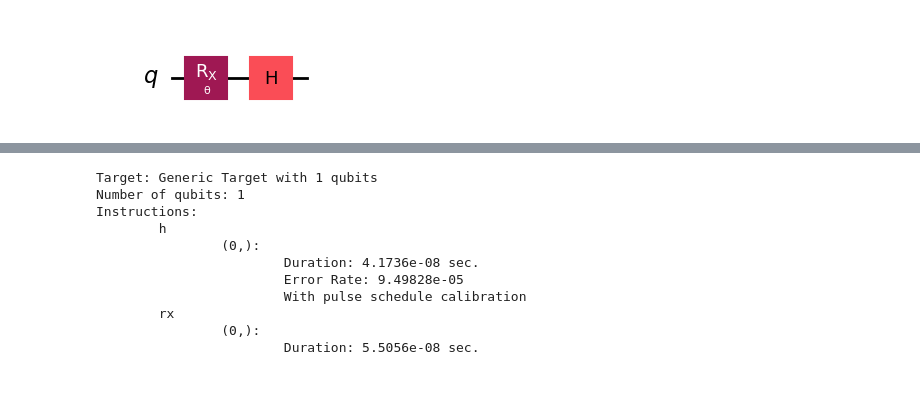
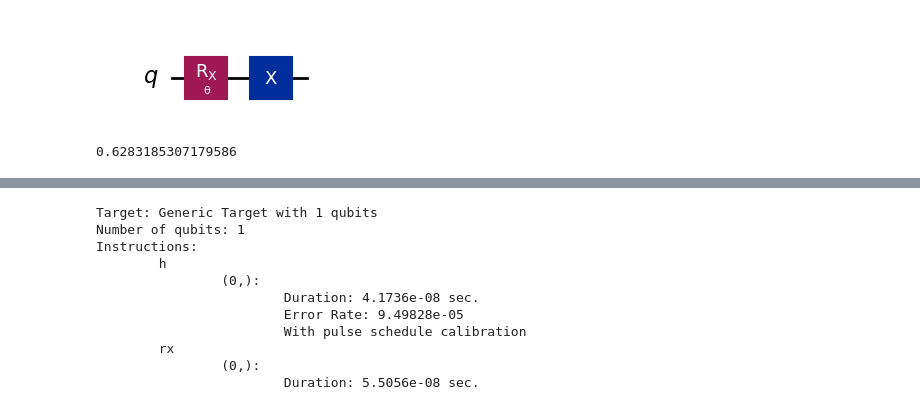
Before and after one commit to arthurostrauss/Quantum_Optimal_Control, a Jupyter notebook: gate_level/spillover_noise_use_case/generic_spillover/overrotation_error.ipynb, the cells around one changed output, grey strips where cells are left out. Drawn from its saved outputs; the diff is of its cells as text; code cells hidden in the pictures.

```diff
--- a/gate_level/spillover_noise_use_case/generic_spillover/overrotation_error.ipynb
+++ b/gate_level/spillover_noise_use_case/generic_spillover/overrotation_error.ipynb
@@ -1,23 +1,23 @@
 # %%
 import numpy as np
 from qiskit.circuit import QuantumCircuit, Parameter
 from gymnasium.spaces import Box
 from rl_qoc import (
     CustomPPO,
     ContextAwareQuantumEnvironment,
     RescaleAndClipAction,
     GateTargetConfig,
     QEnvConfig,
     ExecutionConfig,
 )
 from rl_qoc.environment.configuration.backend_config import QiskitConfig
 
 θ = Parameter("θ")
 qc = QuantumCircuit(1)
 qc.rx(θ, 0)
-qc.h(0)
+qc.x(0)
 
 qc.draw("mpl")
 # %% [output]
-[figure, old version]
+[figure, new version]
 # %%
@@ -25,3 +25,7 @@ qc.draw("mpl")
+# %%
+θ_val
+# %% [output]
+0.6283185307179586
 # %%
 from qiskit_aer.noise import NoiseModel, coherent_unitary_error
 from qiskit.circuit.library import RXGate
```
Also changed, not shown: parts of 27 cells of this notebook, 32 other files.
